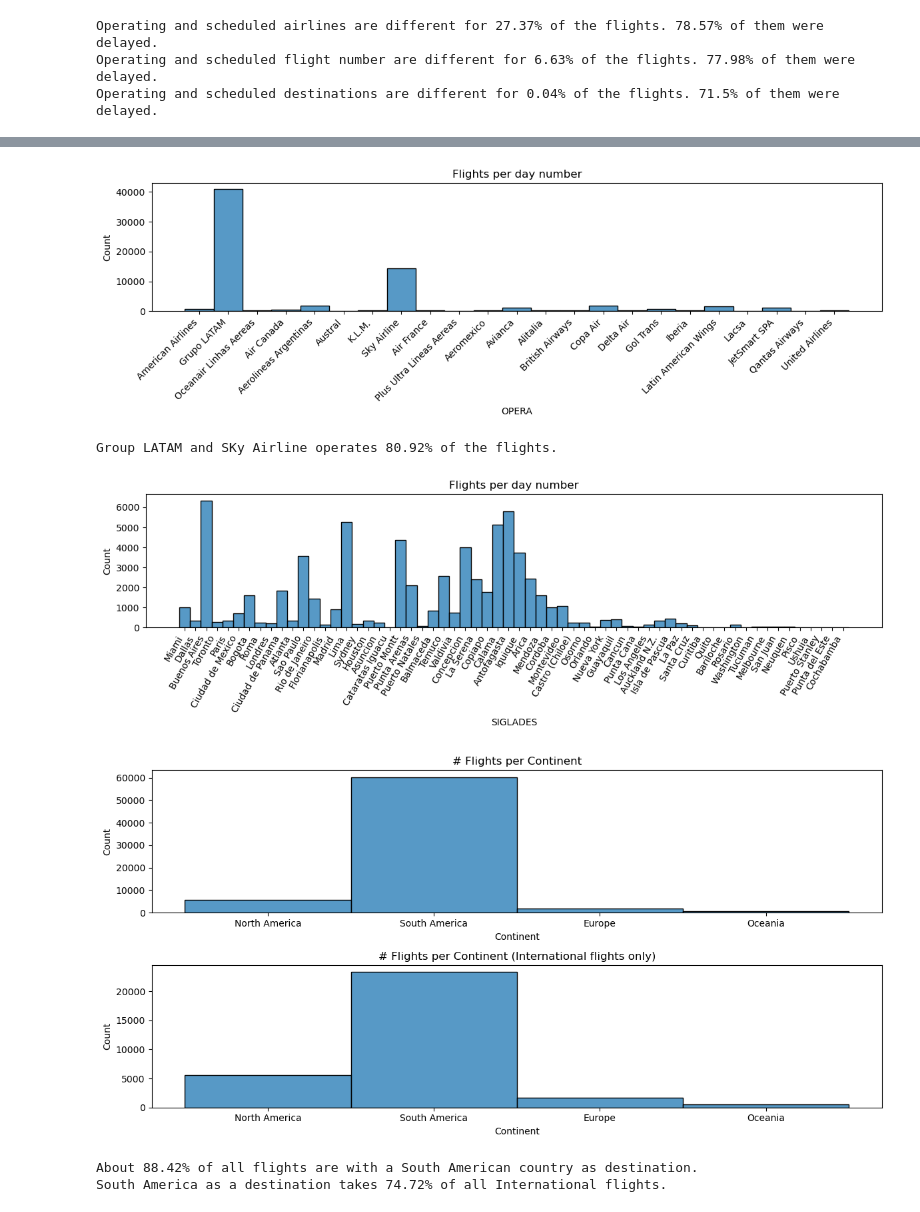
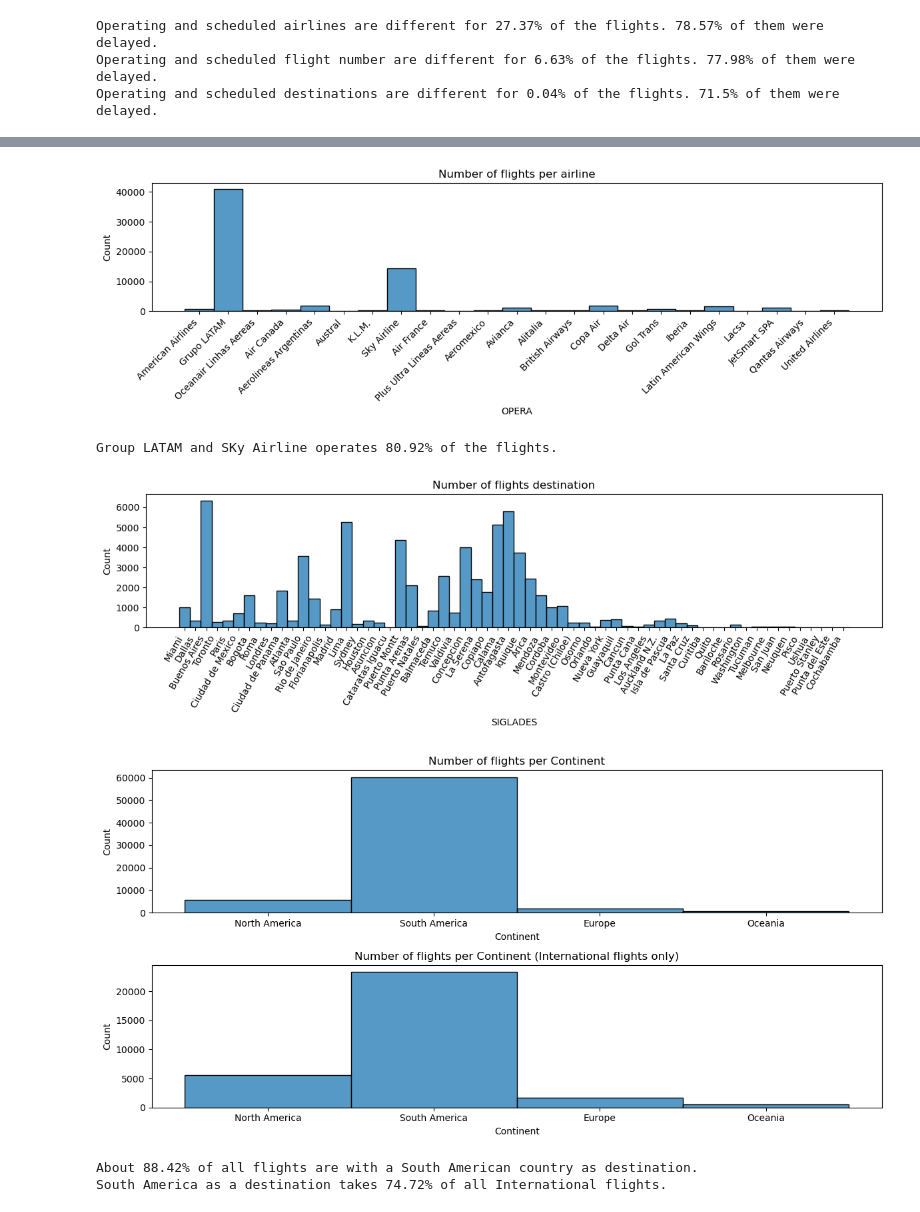
Before and after one commit to sasotomayor/flight-delay-prediction, a Jupyter notebook: solution.ipynb, the cells around one changed output, grey strips where cells are left out. Saved outputs shown, nothing was run; the diff lists cells and outputs as text; code cells hidden in the pictures.

```diff
--- a/solution.ipynb
+++ b/solution.ipynb
@@ -212,14 +211,14 @@ plt.tight_layout()
 # %%
-## Number of flights are somehow evenly distributed across airlines?
+# Number of flights are somehow evenly distributed across airlines?
 
 f = plt.figure(figsize=(12,4))
 
 ax1 = f.add_subplot(111)
 sns.histplot(df["OPERA"])
-ax1.set_title('Flights per day number')
+ax1.set_title('Number of flights per airline')
 plt.xticks(rotation=45, ha='right')
 
 plt.tight_layout()
 # %% [output]
-[figure, old version]
+[figure, new version]
 # %%
@@ -231,35 +230,35 @@ print('Group LATAM and SKy Airline operates {}% of the flights.'.format(round(10
 # %% [output]
 Group LATAM and SKy Airline operates 80.92% of the flights.
 # %%
-## What about number of flights per destination?
+# What about number of flights per destination?
 
 f = plt.figure(figsize=(12,4))
 
 ax1 = f.add_subplot(111)
 sns.histplot(df["SIGLADES"])
-ax1.set_title('Flights per day number')
+ax1.set_title('Number of flights destination')
 plt.xticks(rotation=60, ha='right')
 
 plt.tight_layout()
 # %% [output]
-[figure, old version]
+[figure, new version]
 # %%
-## We have lot of destinations, maybe per continent will give us a better understanding on how the number of flights are distributed.
-## Also, lot of destinations with a small number of flights.
+# We have lot of destinations, maybe per continent will give us a better understanding on how the number of flights are distributed.
+# Also, lot of destinations with a small number of flights.
 
 f = plt.figure(figsize=(12,6))
 
 ax1 = f.add_subplot(211)
 sns.histplot(df["Continent"])
-ax1.set_title('# Flights per Continent')
+ax1.set_title('Number of flights per Continent')
 
 ax2 = f.add_subplot(212)
 sns.histplot(df[df["TIPOVUELO"] == 'I']["Continent"])
-ax2.set_title('# Flights per Continent (International flights only)')
+ax2.set_title('Number of flights per Continent (International flights only)')
 
 plt.tight_layout()
 # %% [output]
-[figure, old version]
+[figure, new version]
 # %%
 # Share of southamerican flights for international flights
 
```
Also changed, not shown: parts of 128 cells of this notebook, 1 other file.
